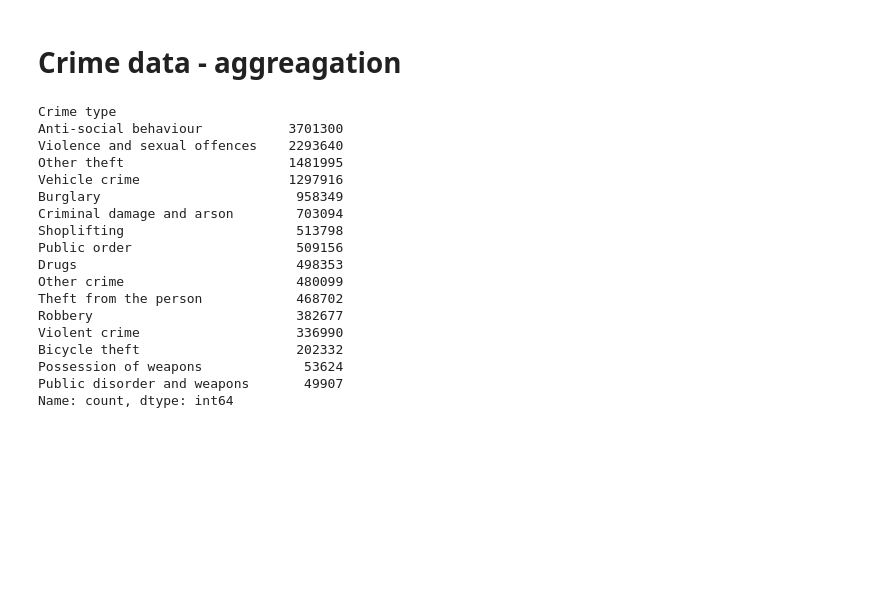
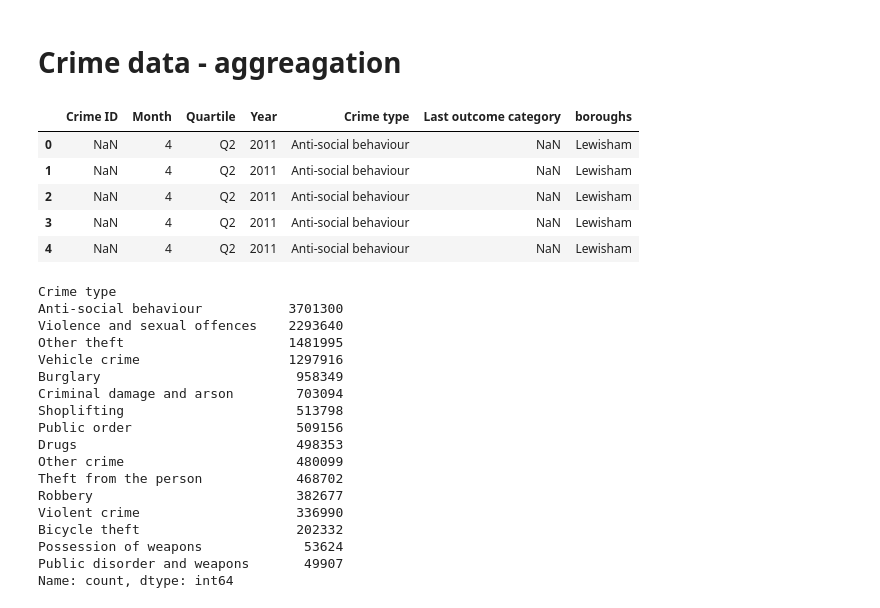
Before and after one commit to WnagZ/DBL2-Group10, a Jupyter notebook: AggregatingPASAndCrime.ipynb, the cells around one changed output. Drawn from its saved outputs; the diff is of its cells as text; code cells hidden in the pictures; blank space fills up the shorter version.

```diff
--- a/AggregatingPASAndCrime.ipynb
+++ b/AggregatingPASAndCrime.ipynb
@@ -176,4 +181,13 @@ Length: 70, dtype: period[M]
 # Crime data - aggreagation
 # %%
 dataCrime =  pd.read_csv(".\data\crimes.csv")
+# %%
+dataCrime.head()
+# %% [output]
+|  | Crime ID | Month | Quartile | Year | Crime type | Last outcome category | boroughs |
+| 0 | NaN | 4 | Q2 | 2011 | Anti-social behaviour | NaN | Lewisham |
+| 1 | NaN | 4 | Q2 | 2011 | Anti-social behaviour | NaN | Lewisham |
+| 2 | NaN | 4 | Q2 | 2011 | Anti-social behaviour | NaN | Lewisham |
+| 3 | NaN | 4 | Q2 | 2011 | Anti-social behaviour | NaN | Lewisham |
+| 4 | NaN | 4 | Q2 | 2011 | Anti-social behaviour | NaN | Lewisham |
 # %%
```
Also changed, not shown: parts of 21 cells of this notebook, 6 other files.
